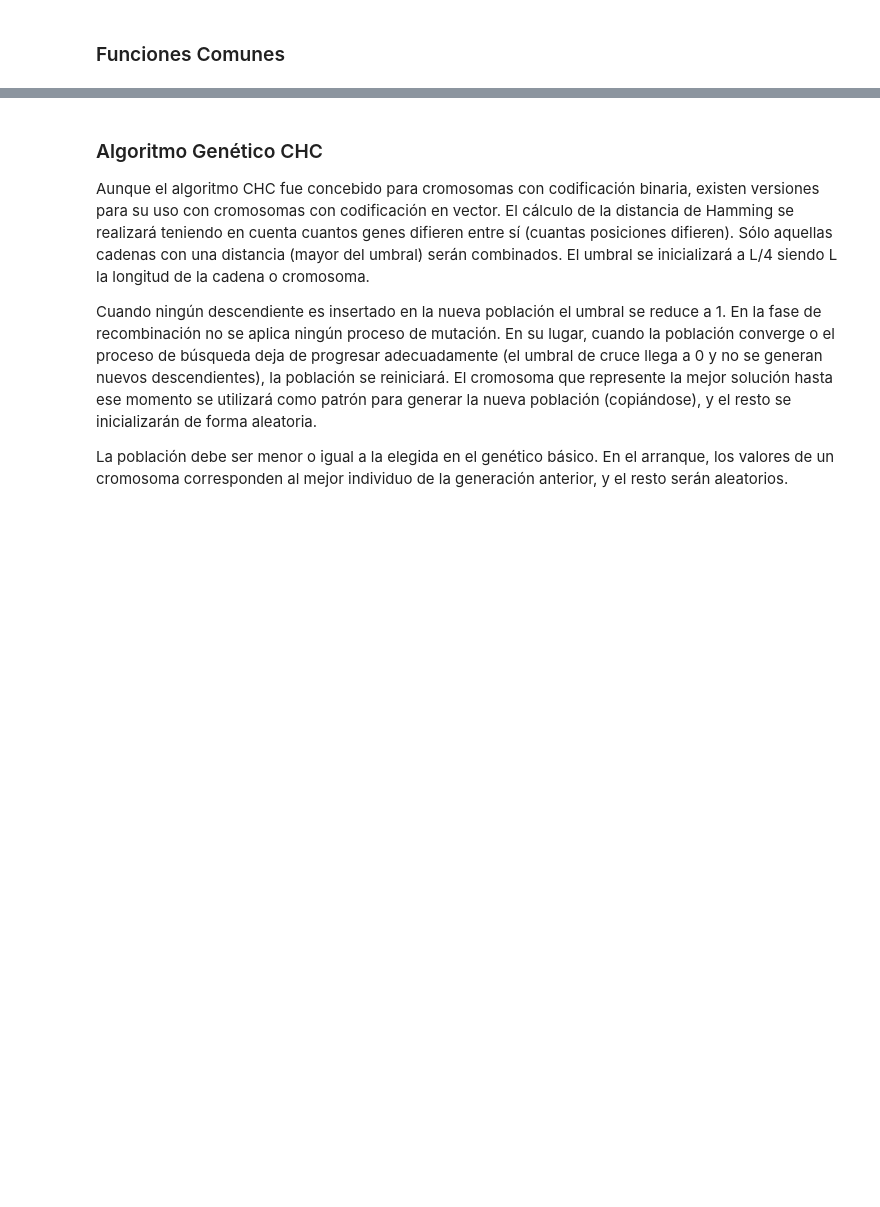
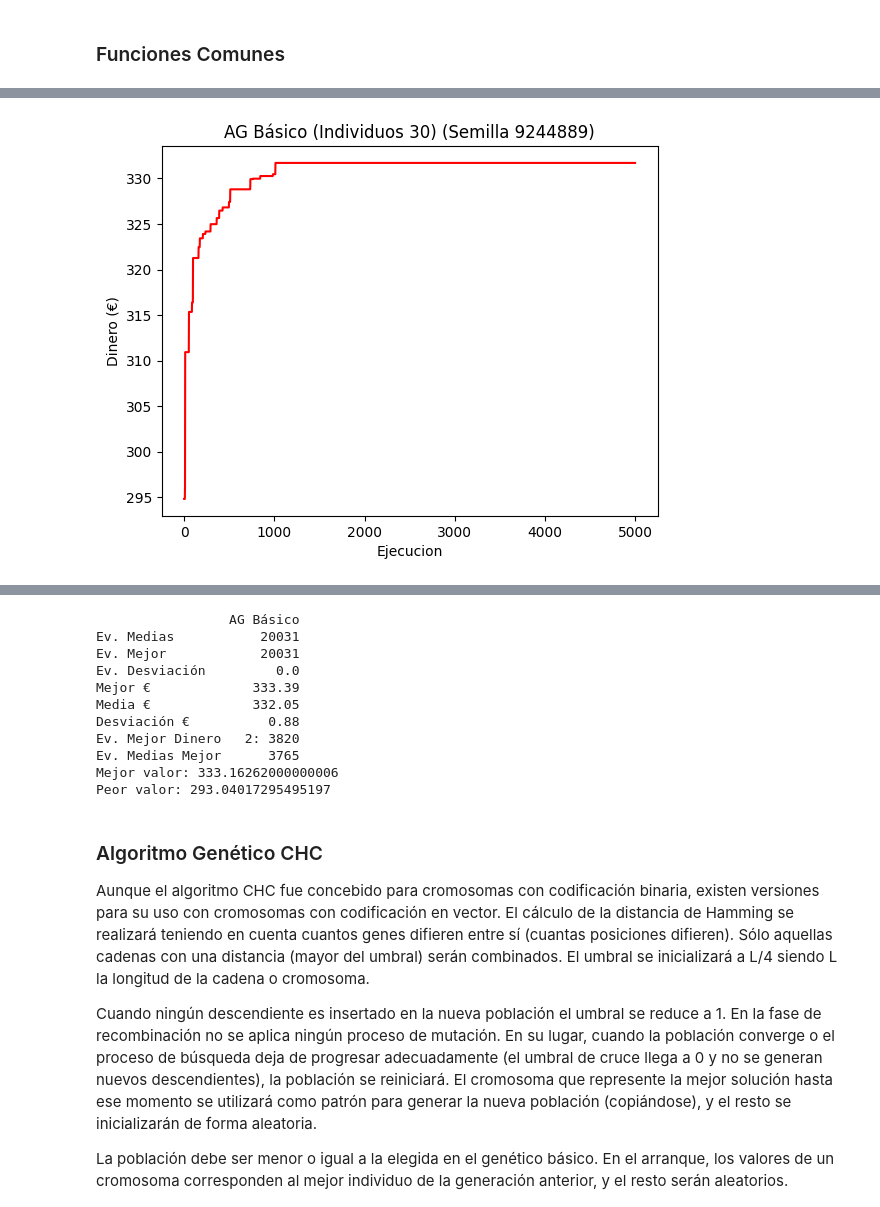
Before and after one commit to GrunCrow/Optimization_Solar_Plant, a Jupyter notebook: 3_Genetic_Algorithms/3_genetic_algorithms.ipynb, the cells around one changed output, grey strips where cells are left out. Cells and saved outputs as stored; diff of their text form; code cells hidden in the pictures; blank space fills up the shorter version.

```diff
--- a/3_Genetic_Algorithms/3_genetic_algorithms.ipynb
+++ b/3_Genetic_Algorithms/3_genetic_algorithms.ipynb
@@ -825,0 +897,17 @@ Ev. Medias Mejor      1623
+# %%
+n_individuos= 30
+max_iteraciones = 2000
+max_iteraciones_sin_mejora = float("inf")
+porcentaje_torneo = 0.1
+
+parametros = [n_individuos, max_iteraciones, max_iteraciones_sin_mejora, porcentaje_torneo]
+
+algorithm_name = algoritmo_genetico_basico_name
+
+Algorithms_names.append(algorithm_name)
+
+mejor_data = evaluar_algoritmo(algorithm_name, parametros)
+
+Data.append(mejor_data)
+# %% [output]
+[figure, added]
@@ -826,3 +923,14 @@ Ev. Medias Mejor      1623
+                 AG Básico
+Ev. Medias           20031
+Ev. Mejor            20031
+Ev. Desviación         0.0
+Mejor €             333.39
+Media €             332.05
+Desviación €          0.88
+Ev. Mejor Dinero   2: 3820
+Ev. Medias Mejor      3765
+Mejor valor: 333.16262000000006
+Peor valor: 293.04017295495197
 # %% [markdown]
 ### Algoritmo Genético CHC
 
```
Also changed, not shown: parts of 23 cells of this notebook, 10 other files.
